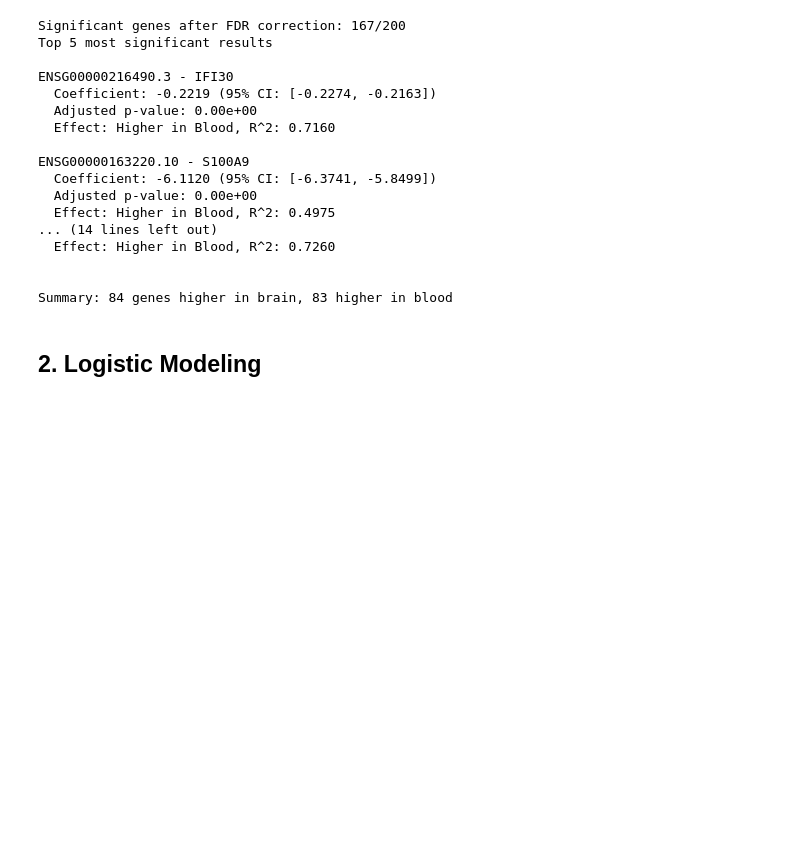
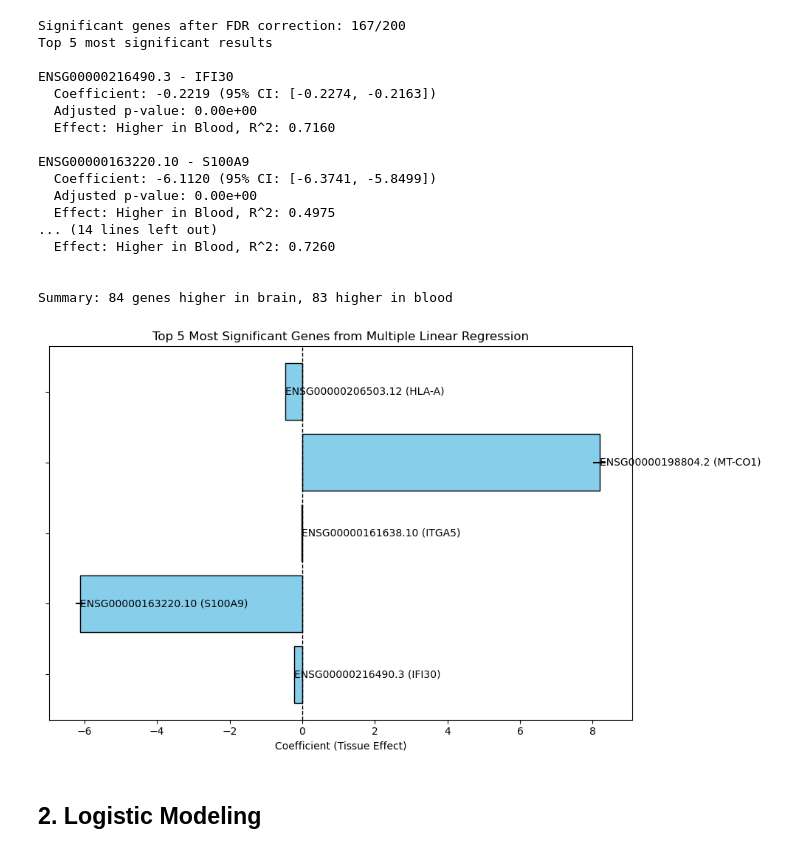
Before and after one commit to emilyekstrum/cu-cpbs-7602, a Jupyter notebook: assignment02/assignment02_notebook.ipynb, the cells around one changed output. Drawn from its saved outputs; the diff is of its cells as text; code cells hidden in the pictures; blank space fills up the shorter version.

Commit message:
add plots for sig genes

```diff
--- a/assignment02/assignment02_notebook.ipynb
+++ b/assignment02/assignment02_notebook.ipynb
@@ -227,3 +232,20 @@ ENSG00000163220.10 - S100A9
 
 
 Summary: 84 genes higher in brain, 83 higher in blood
+# %%
+# plot results of the top 5 most significant genes
+top_5_genes = results_df.nsmallest(5, 'p_value_adjusted')
+
+plt.figure(figsize=(10, 6))
+for i, (_, row) in enumerate(top_5_genes.iterrows()):
+    plt.barh(i, row['coefficient'], xerr=row['std_error'], color='skyblue', edgecolor='black')
+    plt.text(row['coefficient'], i, f"{row['gene_name']} ({row['gene_description']})", va='center', fontsize=10)
+
+plt.axvline(0, color='black', linestyle='--', linewidth=1)
+plt.yticks(range(len(top_5_genes)), [])
+plt.xlabel('Coefficient (Tissue Effect)')
+plt.title('Top 5 Most Significant Genes from Multiple Linear Regression')
+plt.tight_layout()
+plt.show()
+# %% [output]
+[figure, added]
```
Also changed, not shown: parts of 10 cells of this notebook.
